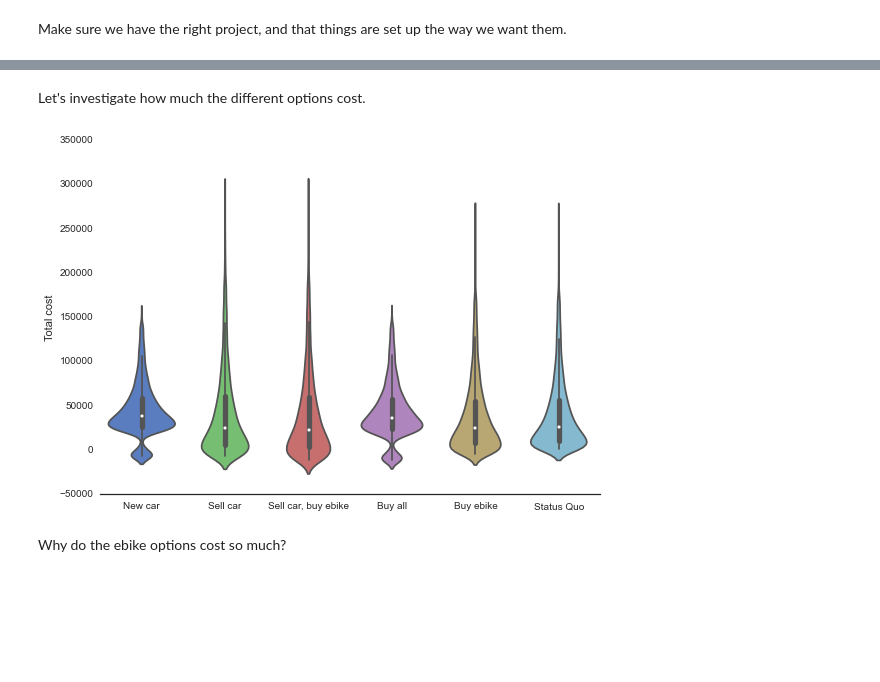
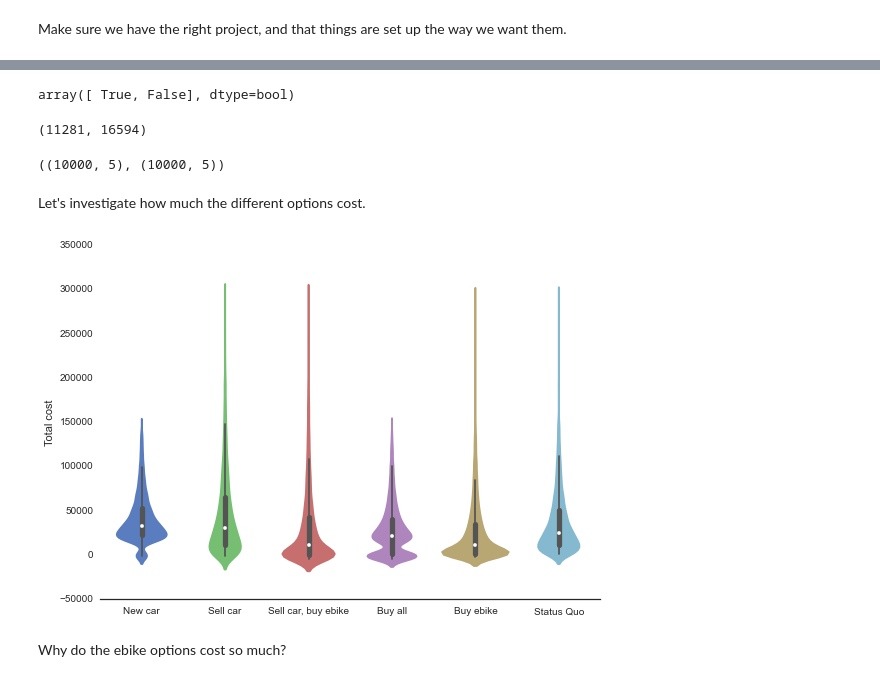
Before and after one commit to brightway-lca/brightway2, a Jupyter notebook: notebooks/2015 LCA Seminar - Class 2 - Optimization.ipynb, the cells around one changed output, grey strips where cells are left out. Saved outputs shown, nothing was run; the diff lists cells and outputs as text; code cells hidden in the pictures; blank space fills up the shorter version.

```diff
--- a/notebooks/2015 LCA Seminar - Class 2 - Optimization.ipynb
+++ b/notebooks/2015 LCA Seminar - Class 2 - Optimization.ipynb
@@ -196,16 +247,15 @@ ModelResult = collections.namedtuple('ModelResult', fields)
 # %%
 class TransportEvaluator(object):
-    def __init__(self, distances, costs, has_bicycle, has_car, ov_trips,
-                 bike_trips, ebike_trips, against_cars):
+    def __init__(self, costs, setup):
         """Set up model with input parameters, and calculate preliminary cost arrays"""
-        self.distances = distances        # 2-d array; population by trips
-        self.costs = costs                # dictionary
-        self.has_bicycle = has_bicycle    # Boolean array; 1-d (population)
-        self.has_car = has_car            # Boolean array; 1-d (population)
-        self.ov_trips = ov_trips          # Boolean array; can use public transport; population by trips
-        self.bike_trips = bike_trips      # Boolean array; can use bike; population by trips
-        self.ebike_trips = ebike_trips    # Boolean array; can use bike; population by trips
-        self.against_cars = against_cars  # Boolean array; 1-d (population)
+        self.distances = setup.trips            # 2-d array; population by trips
+        self.costs = costs                      # dictionary
+        self.has_bicycle = setup.has_bicycle    # Boolean array; 1-d (population)
+        self.has_car = setup.has_car            # Boolean array; 1-d (population)
+        self.ov_trips = setup.can_use_ov        # Boolean array; can use public transport; population by trips
+        self.bike_trips = setup.bikes           # Boolean array; can use bike; population by trips
+        self.ebike_trips = setup.ebikes         # Boolean array; can use bike; population by trips
+        self.against_cars = setup.against_cars  # Boolean array; 1-d (population)
 
         self.labels = [
             "New car",
@@ -328,19 +378,18 @@ class TransportEvaluator(object):
         """
         # If bicycle available, use bicycle when possible
         trips = self.distances.copy()
+
         bike_used = np.ones(shape=trips.shape, dtype=bool)
         bike_used[~self.has_bicycle, :] = False  # No bike, can't use it
         bike_used[~self.bike_trips] = False      # Trip not suitable for bike
         trips[bike_used] = 0
 
         # Buy and use ebike, if possible
-        ebike_used = np.ones(shape=trips.shape, dtype=bool)
         if buy_ebike:
-            ebike_used[~bike_used] = False             # Trip already taken with bike
-            ebike_used[~self.ebike_trips] = False      # Trip not suitable for ebike
+            ebike_used = self.ebike_trips * ~bike_used
             trips[ebike_used] = 0
         else:
-            ebike_used *= False
+            ebike_used = self.ebike_trips * False
 
         if not sell_car:
             if buy_new_car:
@@ -351,6 +400,7 @@ class TransportEvaluator(object):
                 new_car_used = trips.astype(bool) * False
                 old_car_used = trips.astype(bool) * self.has_car.reshape((-1, 1))
                 trips[old_car_used] = 0
+
         else:
             old_car_used = trips.astype(bool) * False
             new_car_used = trips.astype(bool) * False
@@ -384,12 +423,22 @@ te = TransportEvaluator(
+# %%
+te = TransportEvaluator(costs, system_setup)
+# %%
+np.array([True, False]) * ~np.array([False, True])
+# %% [output]
+array([ True, False], dtype=bool)
+# %%
+system_setup.bikes.sum(), system_setup.ebikes.sum()
+# %% [output]
+(11281, 16594)
+# %%
+system_setup.ebikes.shape, system_setup.trips.shape
+# %% [output]
+((10000, 5), (10000, 5))
 # %% [markdown]
 Let's investigate how much the different options cost.
-# %%
-sns.violinplot(data=te.evalulate_all_options(10000.))
-sns.despine(left=True)
-plt.ylabel("Total cost")
-plt.xticks(range(6), te.labels)
-plt.tight_layout()
-# %% [output]
-[figure, removed]
+# %%
+graphics.graph_options(te)
+# %% [output]
+[figure, added]
 # %% [markdown]
 Why do the ebike options cost so much?
```
Also changed, not shown: parts of 59 cells of this notebook.
